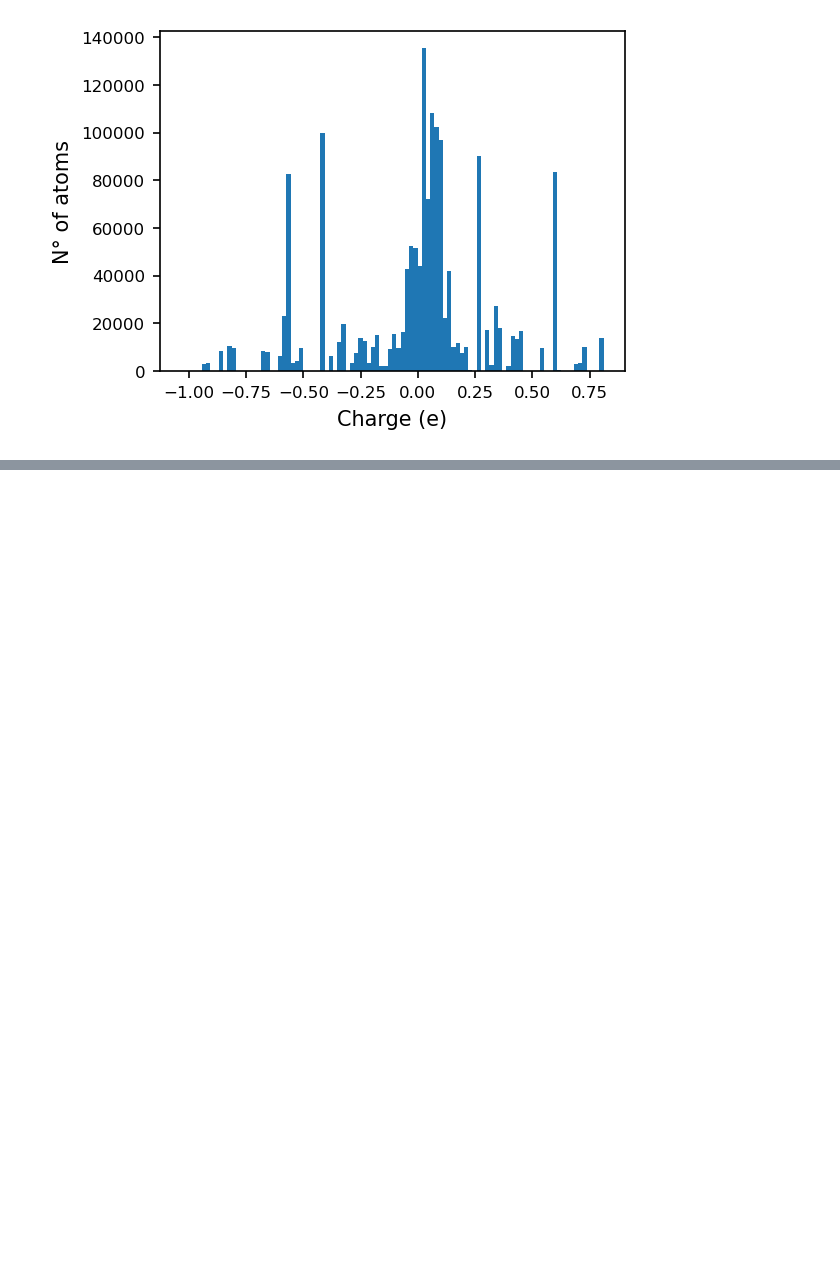
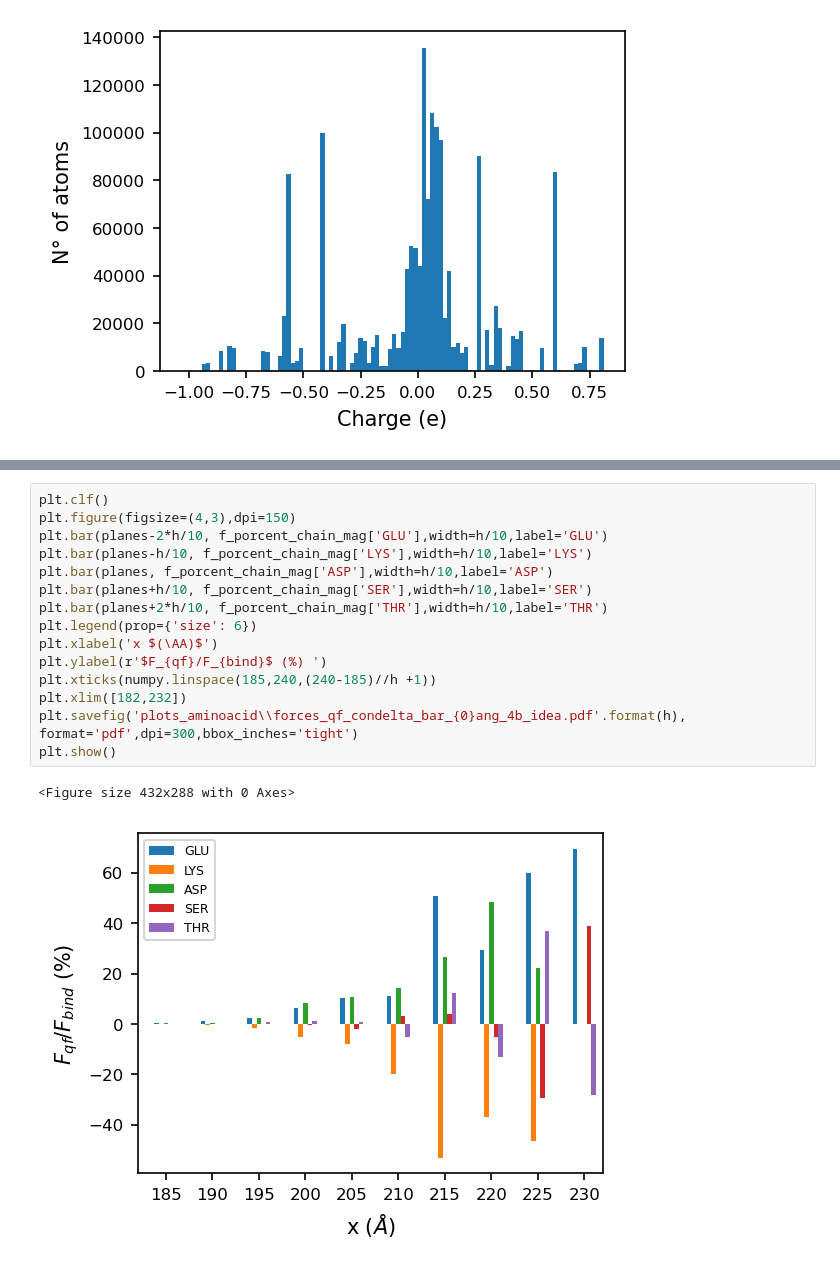
Before and after one commit to iaddison-smith/plots_afmtip, a Jupyter notebook: Forcesqf_afmtip.ipynb, the cells around one changed output, grey strips where cells are left out. Cells and saved outputs as stored; diff of their text form; blank space fills up the shorter version.

```diff
--- a/Forcesqf_afmtip.ipynb
+++ b/Forcesqf_afmtip.ipynb
@@ -509,0 +522,18 @@ Text(0, 0.5, 'N° of atoms')
+# %%
+plt.clf()
+plt.figure(figsize=(4,3),dpi=150)
+plt.bar(planes-2*h/10, f_porcent_chain_mag['GLU'],width=h/10,label='GLU')
+plt.bar(planes-h/10, f_porcent_chain_mag['LYS'],width=h/10,label='LYS')
+plt.bar(planes, f_porcent_chain_mag['ASP'],width=h/10,label='ASP')
+plt.bar(planes+h/10, f_porcent_chain_mag['SER'],width=h/10,label='SER')
+plt.bar(planes+2*h/10, f_porcent_chain_mag['THR'],width=h/10,label='THR')
+plt.legend(prop={'size': 6})
+plt.xlabel('x $(\AA)$')
+plt.ylabel(r'$F_{qf}/F_{bind}$ (%) ')
+plt.xticks(numpy.linspace(185,240,(240-185)//h +1))
+plt.xlim([182,232])
+plt.savefig('plots_aminoacid\\forces_qf_condelta_bar_{0}ang_4b_idea.pdf'.format(h), format='pdf',dpi=300,bbox_inches='tight')
+plt.show()
+# %% [output]
+<Figure size 432x288 with 0 Axes>
+[figure, added]
```
Also changed, not shown: parts of 11 cells of this notebook, 10 other files.
